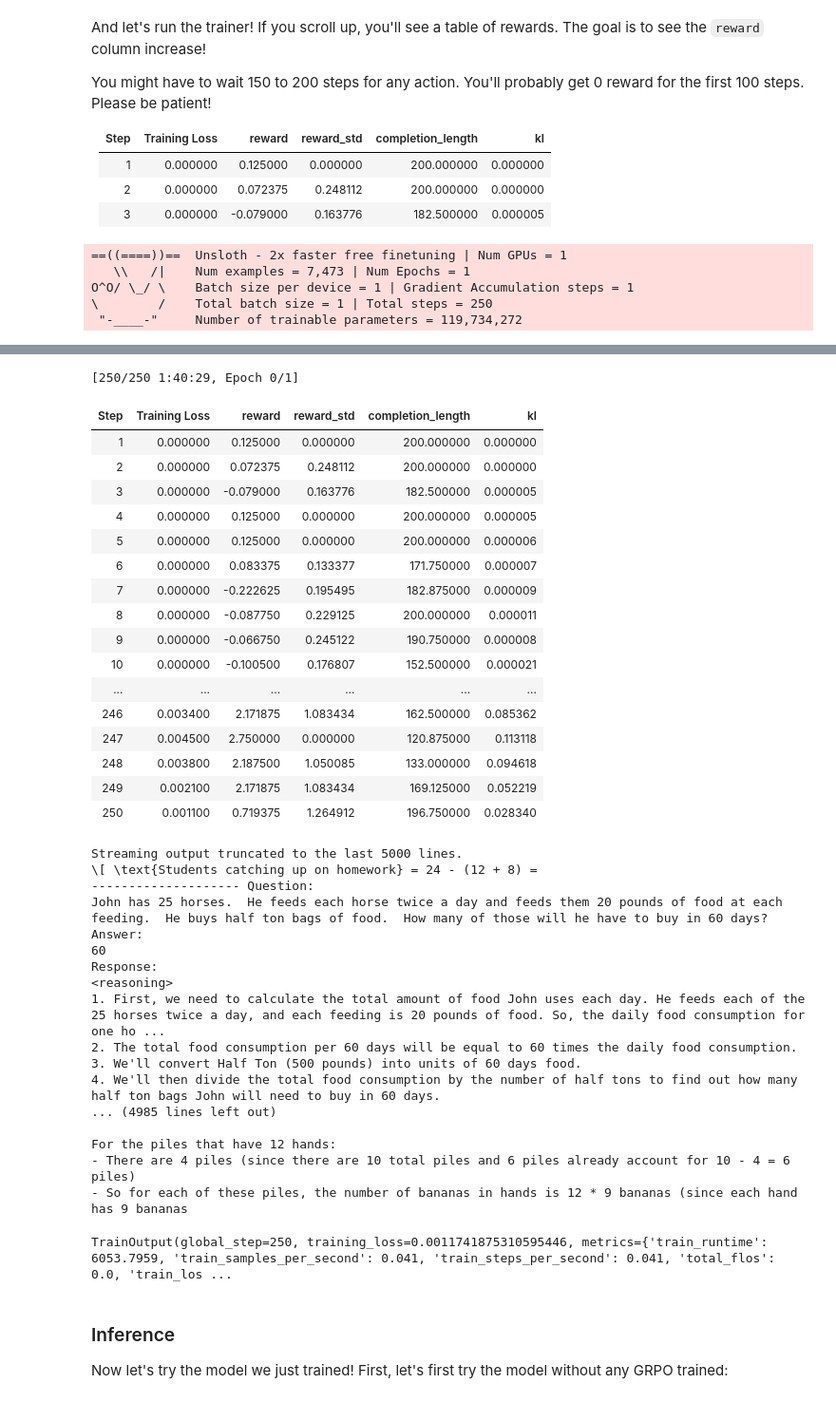
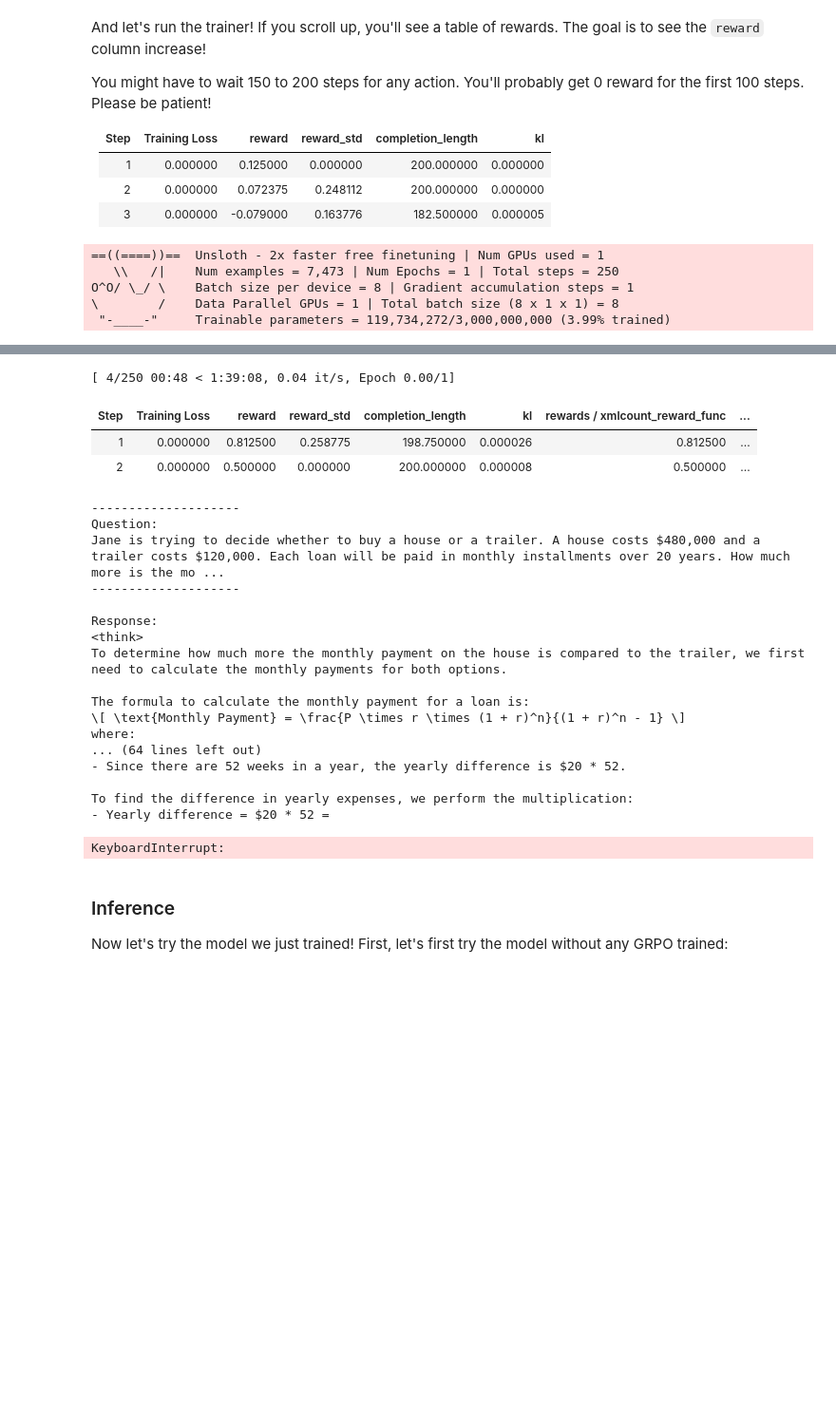
Before and after one commit to WhaiPkuKeyuhao/Unsloth_Tut, a Jupyter notebook: nb/Qwen2.5_(3B)-GRPO.ipynb, the cells around one changed output, grey strips where cells are left out. Shown at 95% size. Cells and saved outputs as stored; diff of their text form; code cells hidden in the pictures; blank space fills up the shorter version.

```diff
--- a/nb/Qwen2.5_(3B)-GRPO.ipynb
+++ b/nb/Qwen2.5_(3B)-GRPO.ipynb
@@ -262,7 +258,6 @@ trainer = GRPOTrainer(
     processing_class = tokenizer,
     reward_funcs = [
         xmlcount_reward_func,
-        soft_format_reward_func,
         strict_format_reward_func,
         int_reward_func,
         correctness_reward_func,
@@ -272,8 +267,8 @@ trainer = GRPOTrainer(
 )
 trainer.train()
 # %% [output]
-==((====))==  Unsloth - 2x faster free finetuning | Num GPUs = 1
-   \\   /|    Num examples = 7,473 | Num Epochs = 1
-O^O/ \_/ \    Batch size per device = 1 | Gradient Accumulation steps = 1
-\        /    Total batch size = 1 | Total steps = 250
- "-____-"     Number of trainable parameters = 119,734,272
+==((====))==  Unsloth - 2x faster free finetuning | Num GPUs used = 1
+   \\   /|    Num examples = 7,473 | Num Epochs = 1 | Total steps = 250
+O^O/ \_/ \    Batch size per device = 8 | Gradient accumulation steps = 1
+\        /    Data Parallel GPUs = 1 | Total batch size (8 x 1 x 1) = 8
+ "-____-"     Trainable parameters = 119,734,272/3,000,000,000 (3.99% trained)
@@ -297,39 +292,25 @@ To beat Emily, Ahmed needs a score such that his average score from all 10
-[250/250 1:40:29, Epoch 0/1]
+[ 4/250 00:48 < 1:39:08, 0.04 it/s, Epoch 0.00/1]
-| Step | Training Loss | reward | reward_std | completion_length | kl |
-| 1 | 0.000000 | 0.125000 | 0.000000 | 200.000000 | 0.000000 |
-| 2 | 0.000000 | 0.072375 | 0.248112 | 200.000000 | 0.000000 |
-| 3 | 0.000000 | -0.079000 | 0.163776 | 182.500000 | 0.000005 |
-| 4 | 0.000000 | 0.125000 | 0.000000 | 200.000000 | 0.000005 |
-| 5 | 0.000000 | 0.125000 | 0.000000 | 200.000000 | 0.000006 |
-| 6 | 0.000000 | 0.083375 | 0.133377 | 171.750000 | 0.000007 |
-| 7 | 0.000000 | -0.222625 | 0.195495 | 182.875000 | 0.000009 |
-| 8 | 0.000000 | -0.087750 | 0.229125 | 200.000000 | 0.000011 |
-| 9 | 0.000000 | -0.066750 | 0.245122 | 190.750000 | 0.000008 |
-| 10 | 0.000000 | -0.100500 | 0.176807 | 152.500000 | 0.000021 |
-| ... | ... | ... | ... | ... | ... |
-| 246 | 0.003400 | 2.171875 | 1.083434 | 162.500000 | 0.085362 |
-| 247 | 0.004500 | 2.750000 | 0.000000 | 120.875000 | 0.113118 |
-| 248 | 0.003800 | 2.187500 | 1.050085 | 133.000000 | 0.094618 |
-| 249 | 0.002100 | 2.171875 | 1.083434 | 169.125000 | 0.052219 |
-| 250 | 0.001100 | 0.719375 | 1.264912 | 196.750000 | 0.028340 |
+| Step | Training Loss | reward | reward_std | completion_length | kl | rewards / xmlcount_reward_func | ... |
+| 1 | 0.000000 | 0.812500 | 0.258775 | 198.750000 | 0.000026 | 0.812500 | ... |
+| 2 | 0.000000 | 0.500000 | 0.000000 | 200.000000 | 0.000008 | 0.500000 | ... |
-Streaming output truncated to the last 5000 lines.
-\[ \text{Students catching up on homework} = 24 - (12 + 8) =
--------------------- Question:
-John has 25 horses.  He feeds each horse twice a day and feeds them 20 pounds of food at each feeding.  He buys half ton bags of food.  How many of those will he have to buy in 60 days?
-Answer:
-60
+--------------------
+Question:
+Jane is trying to decide whether to buy a house or a trailer. A house costs $480,000 and a trailer costs $120,000. Each loan will be paid in monthly installments over 20 years. How much more is the mo ...
+--------------------
+
 Response:
-<reasoning>
-1. First, we need to calculate the total amount of food John uses each day. He feeds each of the 25 horses twice a day, and each feeding is 20 pounds of food. So, the daily food consumption for one ho ...
-2. The total food consumption per 60 days will be equal to 60 times the daily food consumption.
-3. We'll convert Half Ton (500 pounds) into units of 60 days food.
-4. We'll then divide the total food consumption by the number of half tons to find out how many half ton bags John will need to buy in 60 days.
-... (4985 lines left out)
+<think>
+To determine how much more the monthly payment on the house is compared to the trailer, we first need to calculate the monthly payments for both options.
 
-For the piles that have 12 hands:
-- There are 4 piles (since there are 10 total piles and 6 piles already account for 10 - 4 = 6 piles)
-- So for each of these piles, the number of bananas in hands is 12 * 9 bananas (since each hand has 9 bananas
+The formula to calculate the monthly payment for a loan is:
+\[ \text{Monthly Payment} = \frac{P \times r \times (1 + r)^n}{(1 + r)^n - 1} \]
+where:
+... (64 lines left out)
+- Since there are 52 weeks in a year, the yearly difference is $20 * 52.
+
+To find the difference in yearly expenses, we perform the multiplication:
+- Yearly difference = $20 * 52 =
-TrainOutput(global_step=250, training_loss=0.0011741875310595446, metrics={'train_runtime': 6053.7959, 'train_samples_per_second': 0.041, 'train_steps_per_second': 0.041, 'total_flos': 0.0, 'train_los ...
+KeyboardInterrupt:
 # %% [markdown]
 <a name="Inference"></a>
 ### Inference
```
Also changed, not shown: parts of 4 cells of this notebook.
